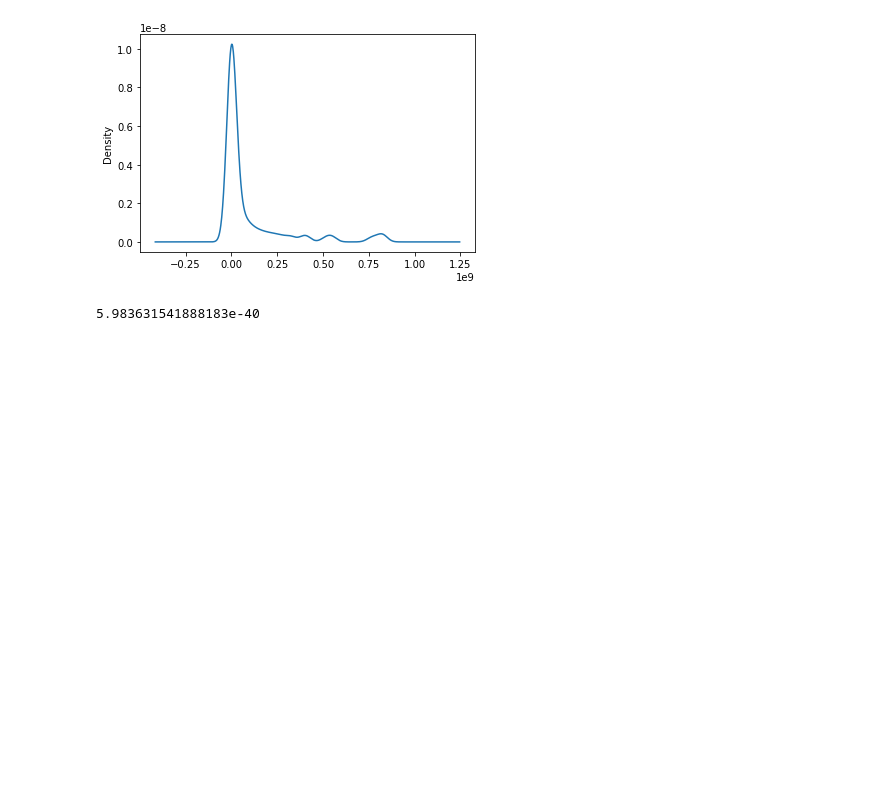
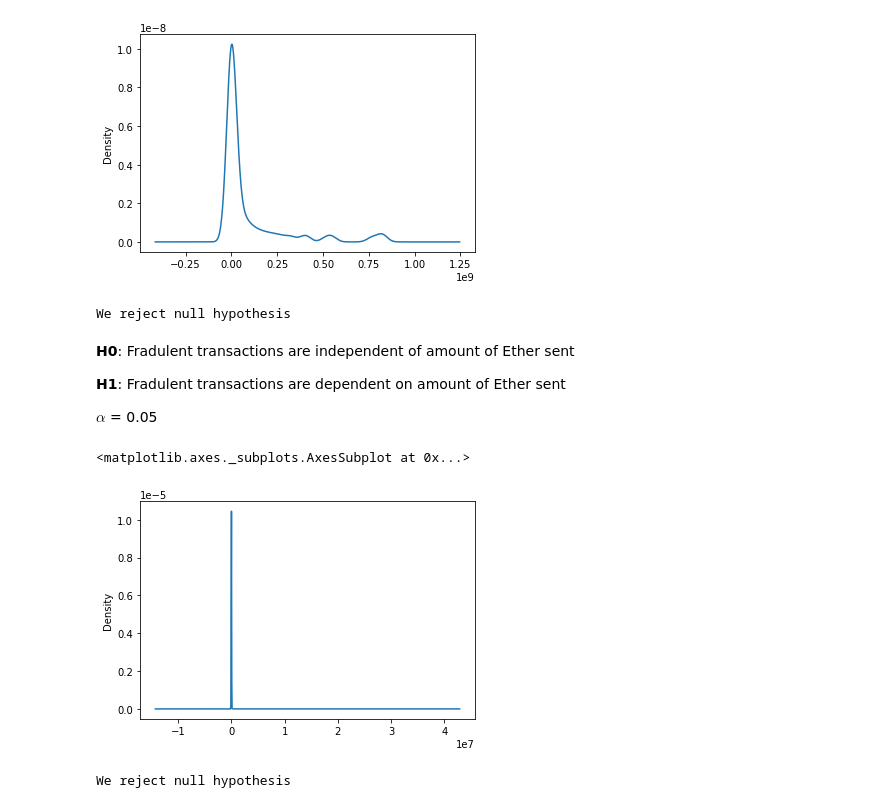
Before and after one commit to RushilPatel0703/DAE_Project, a Jupyter notebook: test.ipynb, the cells around one changed output. Cells and saved outputs as stored; diff of their text form; code cells hidden in the pictures; blank space fills up the shorter version.

Commit message:
Hypothesis testing is done

```diff
--- a/test.ipynb
+++ b/test.ipynb
@@ -563,6 +572,21 @@ z_score = effect / sigma_difference
-# %%
-from scipy import stats as st
-p_value = st.norm.sf(abs(z_score))*2
-p_value
-# %% [output]
-5.983631541888183e-40
+# %%
+alpha = 0.05
+hyp_test('flag', 'avgTimeBetweenRecTnx', df, alpha =0.05)
+# %% [output]
+We reject null hypothesis
+# %% [markdown]
+**H0**: Fradulent transactions are independent of amount of Ether sent
+
+**H1**: Fradulent transactions are dependent on amount of Ether sent
+
+$\alpha$ = 0.05
+# %%
+df['totalEtherSent'].plot(kind='kde') #Check distribution of total ether sent
+# %% [output]
+<matplotlib.axes._subplots.AxesSubplot at 0x...>
+[figure, added]
+# %%
+alpha = 0.05
+hyp_test('flag', 'totalEtherSent', df, alpha =0.05)
+# %% [output]
+We reject null hypothesis
```
Also changed, not shown: parts of 10 cells of this notebook.
